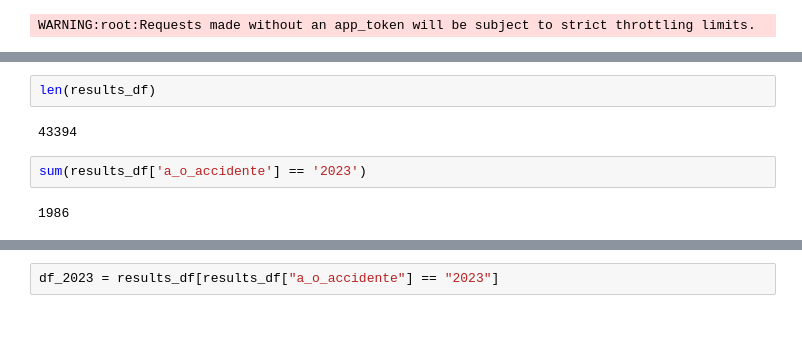
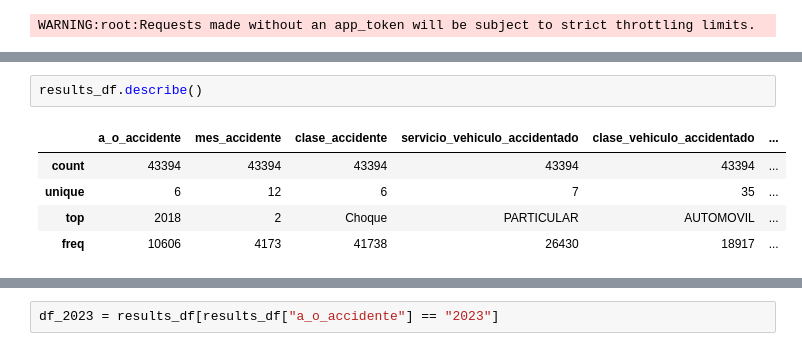
Before and after one commit to AndresFVargasV/Analisis_Accidentes_Barranquilla, a Jupyter notebook: Accidentalidad_Barranquilla.ipynb, the cells around one changed output, grey strips where cells are left out. Drawn from its saved outputs; the diff is of its cells as text; blank space fills up the shorter version.

```diff
--- a/Accidentalidad_Barranquilla.ipynb
+++ b/Accidentalidad_Barranquilla.ipynb
@@ -30,8 +48,8 @@ Index(['a_o_accidente', 'mes_accidente', 'clase_accidente',
-# %%
-len(results_df)
-# %% [output]
-43394
-# %%
-sum(results_df['a_o_accidente'] == '2023')
-# %% [output]
-1986
+# %%
+results_df.describe()
+# %% [output]
+|  | a_o_accidente | mes_accidente | clase_accidente | servicio_vehiculo_accidentado | clase_vehiculo_accidentado | ... |
+| count | 43394 | 43394 | 43394 | 43394 | 43394 | ... |
+| unique | 6 | 12 | 6 | 7 | 35 | ... |
+| top | 2018 | 2 | Choque | PARTICULAR | AUTOMOVIL | ... |
+| freq | 10606 | 4173 | 41738 | 26430 | 18917 | ... |
```
Also changed, not shown: parts of 23 cells of this notebook.
